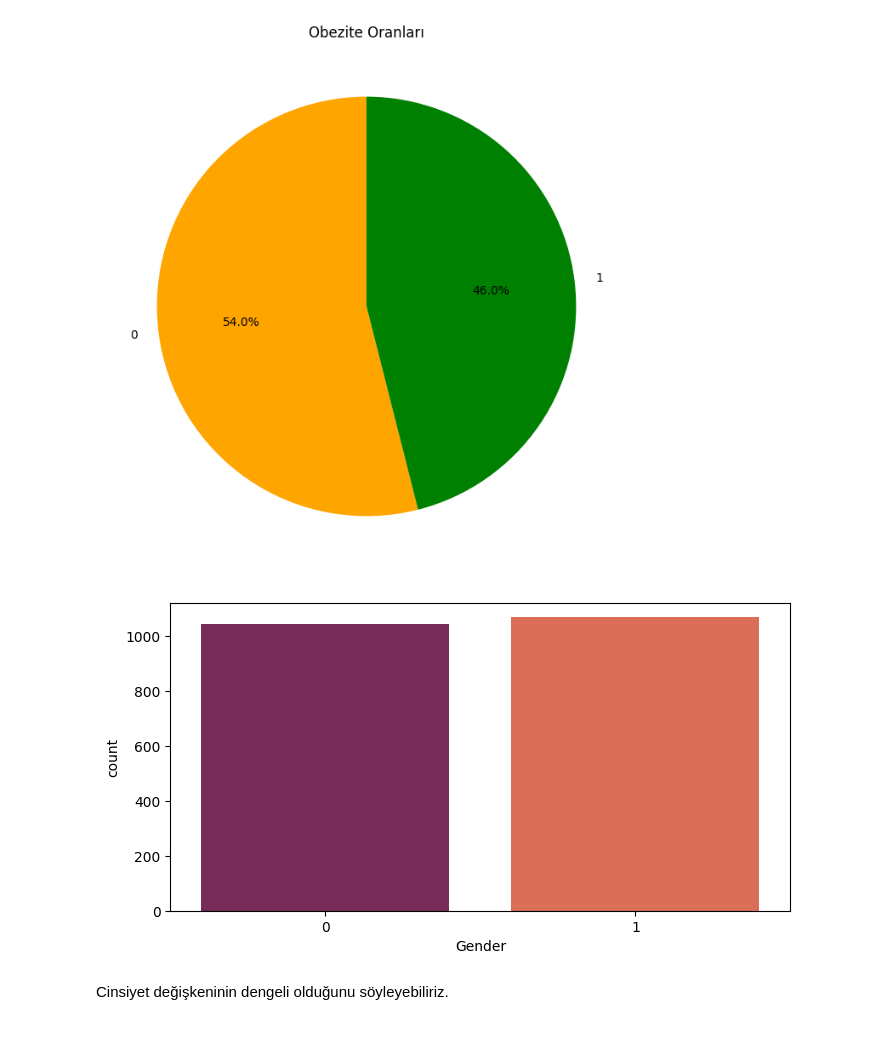
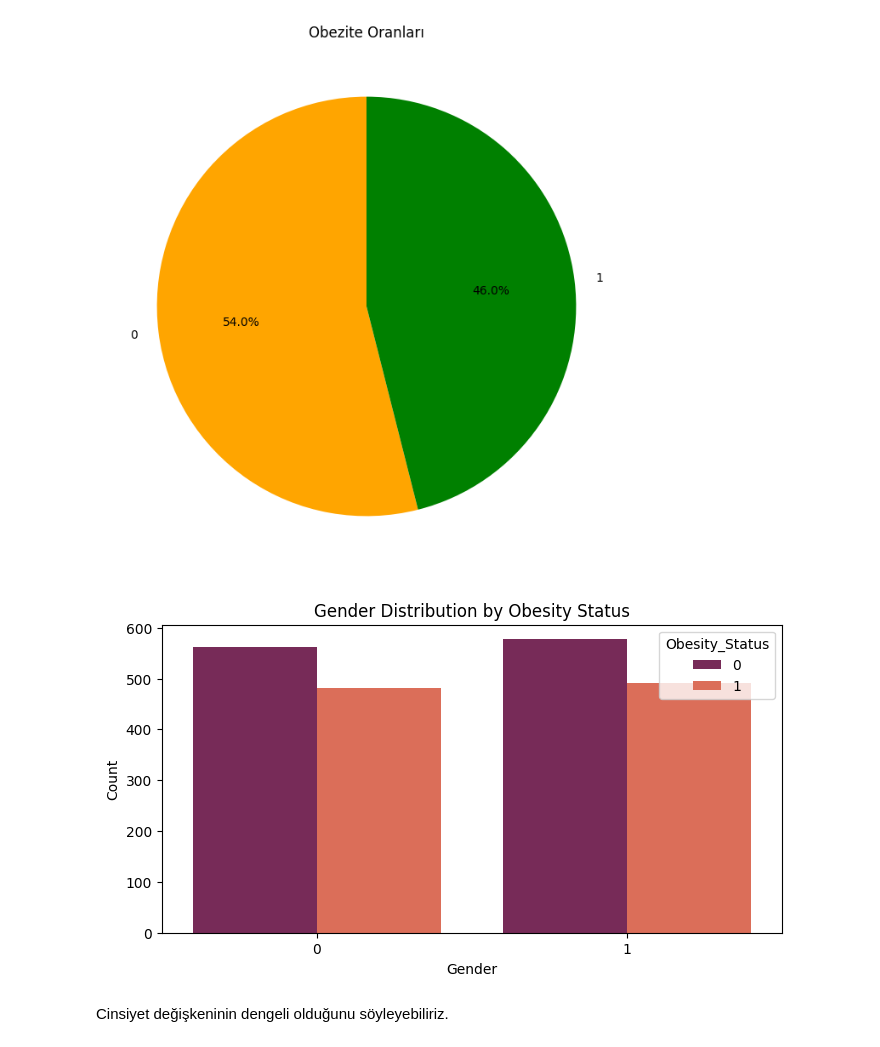
Before and after one commit to Nurbanuak/Presentation_project, a Jupyter notebook: main.ipynb, the cells around one changed output. Cells and saved outputs as stored; diff of their text form; code cells hidden in the pictures.

```diff
--- a/main.ipynb
+++ b/main.ipynb
@@ -369,12 +369,16 @@ plt.title('Obezite Oranları')
 plt.show()
 # %% [output]
 [figure]
-# %%
-fig, ax = plt.subplots(figsize=(8, 4))
-sns.countplot(x=df["Gender"], palette="rocket")
-plt.show()
-# %% [output]
-[figure, removed]
+# %%
+# Obesity_Status'a göre Gender dağılımını gösteren çubuk grafik
+plt.figure(figsize=(8, 4))
+sns.countplot(x='Gender', hue='Obesity_Status', data=df, palette='rocket')
+plt.title('Gender Distribution by Obesity Status')
+plt.xlabel('Gender')
+plt.ylabel('Count')
+plt.show()
+# %% [output]
+[figure, added]
 # %% [markdown]
 Cinsiyet değişkeninin dengeli olduğunu söyleyebiliriz.
 # %%
```
